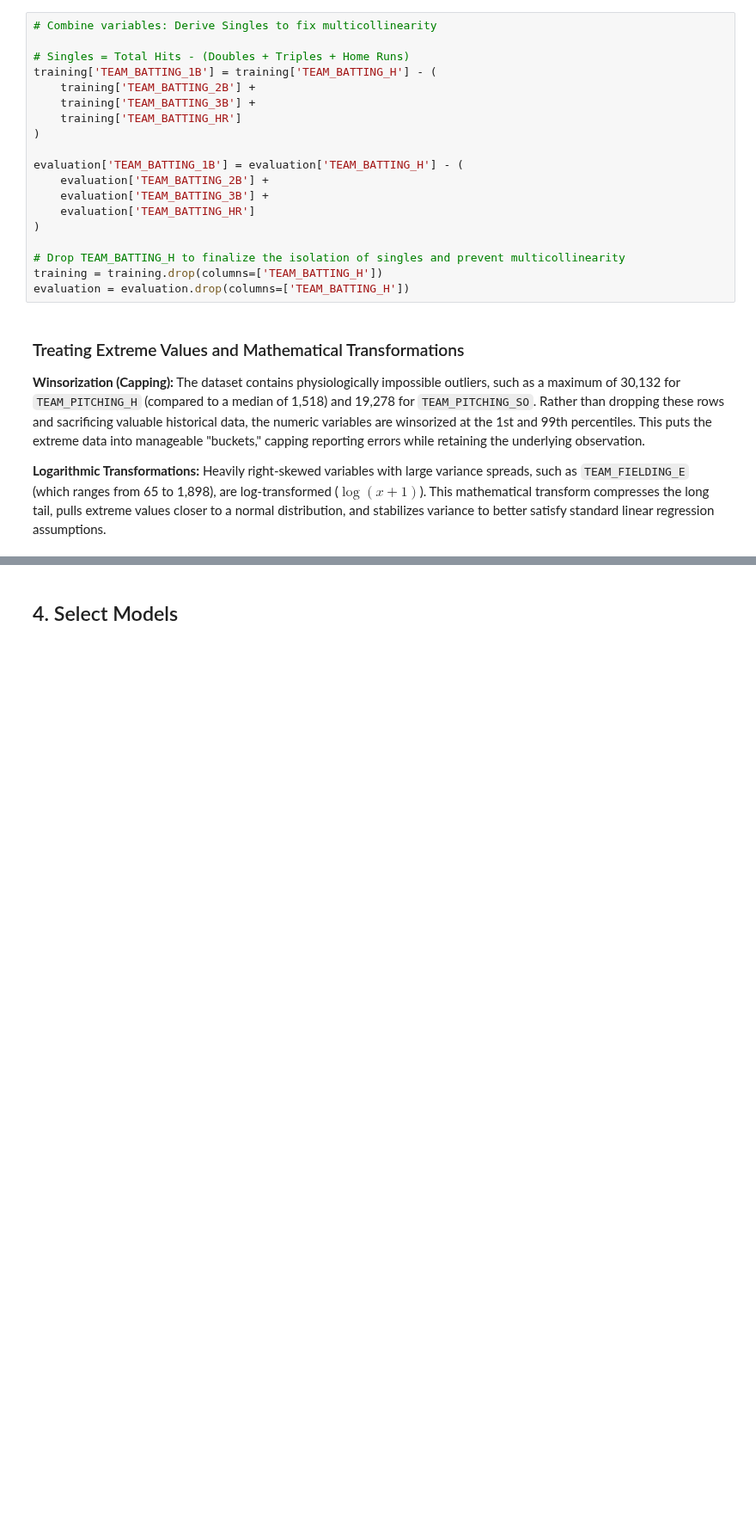
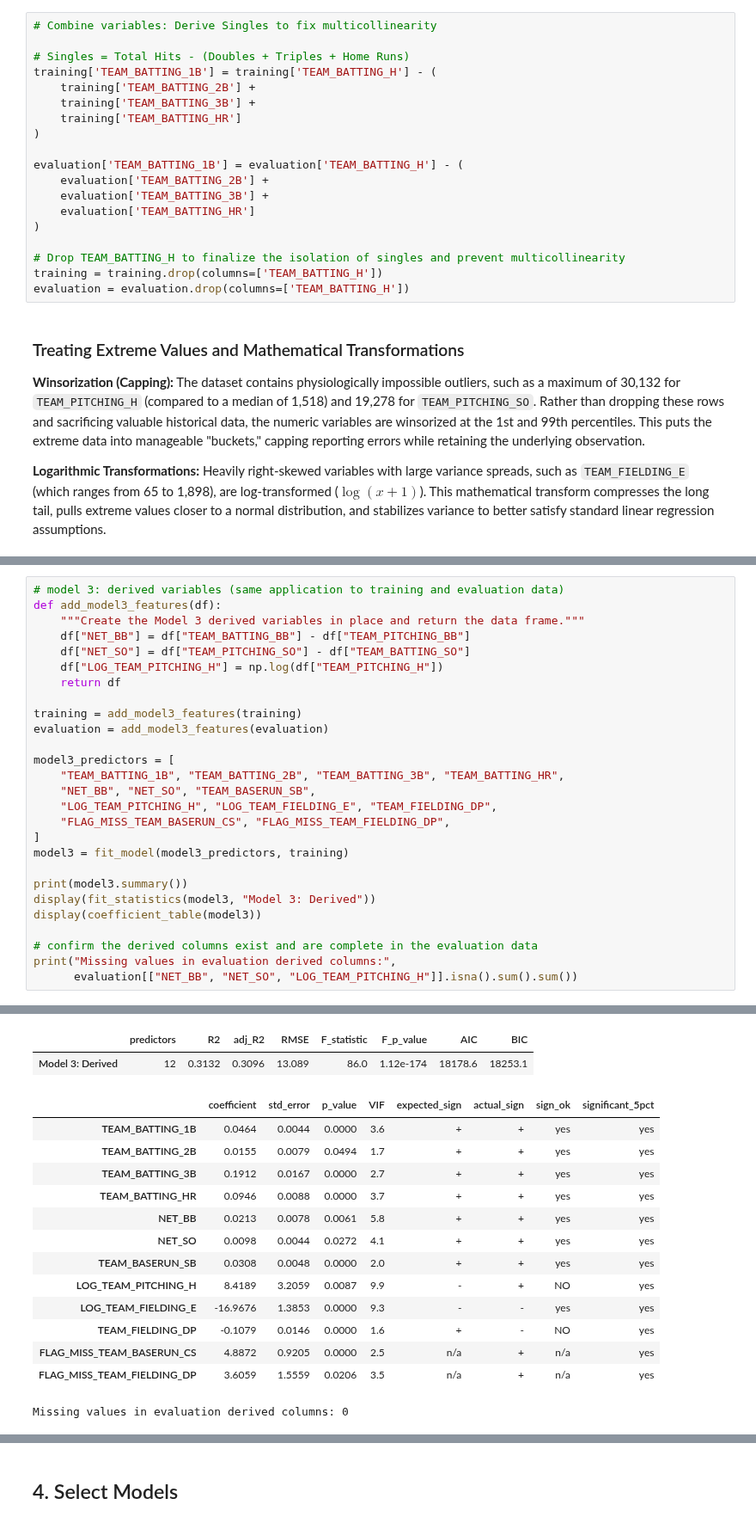
Before and after one commit to alinsimon/data621-data-mining, a Jupyter notebook: homeworks/hw01/notebooks/hw01_moneyball_analysis_python.ipynb, the cells around one changed output, grey strips where cells are left out. Shown at 86% size. Saved outputs shown, nothing was run; the diff lists cells and outputs as text; blank space fills up the shorter version.

```diff
--- a/homeworks/hw01/notebooks/hw01_moneyball_analysis_python.ipynb
+++ b/homeworks/hw01/notebooks/hw01_moneyball_analysis_python.ipynb
@@ -444,0 +646,28 @@ memory usage: 320.2 KB
+# %%
+# model 3: derived variables (same application to training and evaluation data)
+def add_model3_features(df):
+    """Create the Model 3 derived variables in place and return the data frame."""
+    df["NET_BB"] = df["TEAM_BATTING_BB"] - df["TEAM_PITCHING_BB"]
+    df["NET_SO"] = df["TEAM_PITCHING_SO"] - df["TEAM_BATTING_SO"]
+    df["LOG_TEAM_PITCHING_H"] = np.log(df["TEAM_PITCHING_H"])
+    return df
+
+training = add_model3_features(training)
+evaluation = add_model3_features(evaluation)
+
+model3_predictors = [
+    "TEAM_BATTING_1B", "TEAM_BATTING_2B", "TEAM_BATTING_3B", "TEAM_BATTING_HR",
+    "NET_BB", "NET_SO", "TEAM_BASERUN_SB",
+    "LOG_TEAM_PITCHING_H", "LOG_TEAM_FIELDING_E", "TEAM_FIELDING_DP",
+    "FLAG_MISS_TEAM_BASERUN_CS", "FLAG_MISS_TEAM_FIELDING_DP",
+]
+model3 = fit_model(model3_predictors, training)
+
+print(model3.summary())
+display(fit_statistics(model3, "Model 3: Derived"))
+display(coefficient_table(model3))
+
+# confirm the derived columns exist and are complete in the evaluation data
+print("Missing values in evaluation derived columns:",
+      evaluation[["NET_BB", "NET_SO", "LOG_TEAM_PITCHING_H"]].isna().sum().sum())
+# %% [output]
@@ -444,0 +691,16 @@ memory usage: 320.2 KB
+|  | predictors | R2 | adj_R2 | RMSE | F_statistic | F_p_value | AIC | BIC |
+| Model 3: Derived | 12 | 0.3132 | 0.3096 | 13.089 | 86.0 | 1.12e-174 | 18178.6 | 18253.1 |
+|  | coefficient | std_error | p_value | VIF | expected_sign | actual_sign | sign_ok | significant_5pct |
+| TEAM_BATTING_1B | 0.0464 | 0.0044 | 0.0000 | 3.6 | + | + | yes | yes |
+| TEAM_BATTING_2B | 0.0155 | 0.0079 | 0.0494 | 1.7 | + | + | yes | yes |
+| TEAM_BATTING_3B | 0.1912 | 0.0167 | 0.0000 | 2.7 | + | + | yes | yes |
+| TEAM_BATTING_HR | 0.0946 | 0.0088 | 0.0000 | 3.7 | + | + | yes | yes |
+| NET_BB | 0.0213 | 0.0078 | 0.0061 | 5.8 | + | + | yes | yes |
+| NET_SO | 0.0098 | 0.0044 | 0.0272 | 4.1 | + | + | yes | yes |
+| TEAM_BASERUN_SB | 0.0308 | 0.0048 | 0.0000 | 2.0 | + | + | yes | yes |
+| LOG_TEAM_PITCHING_H | 8.4189 | 3.2059 | 0.0087 | 9.9 | - | + | NO | yes |
+| LOG_TEAM_FIELDING_E | -16.9676 | 1.3853 | 0.0000 | 9.3 | - | - | yes | yes |
+| TEAM_FIELDING_DP | -0.1079 | 0.0146 | 0.0000 | 1.6 | + | - | NO | yes |
+| FLAG_MISS_TEAM_BASERUN_CS | 4.8872 | 0.9205 | 0.0000 | 2.5 | n/a | + | n/a | yes |
+| FLAG_MISS_TEAM_FIELDING_DP | 3.6059 | 1.5559 | 0.0206 | 3.5 | n/a | + | n/a | yes |
+Missing values in evaluation derived columns: 0
```
Also changed, not shown: parts of 26 cells of this notebook, 1 other file.
